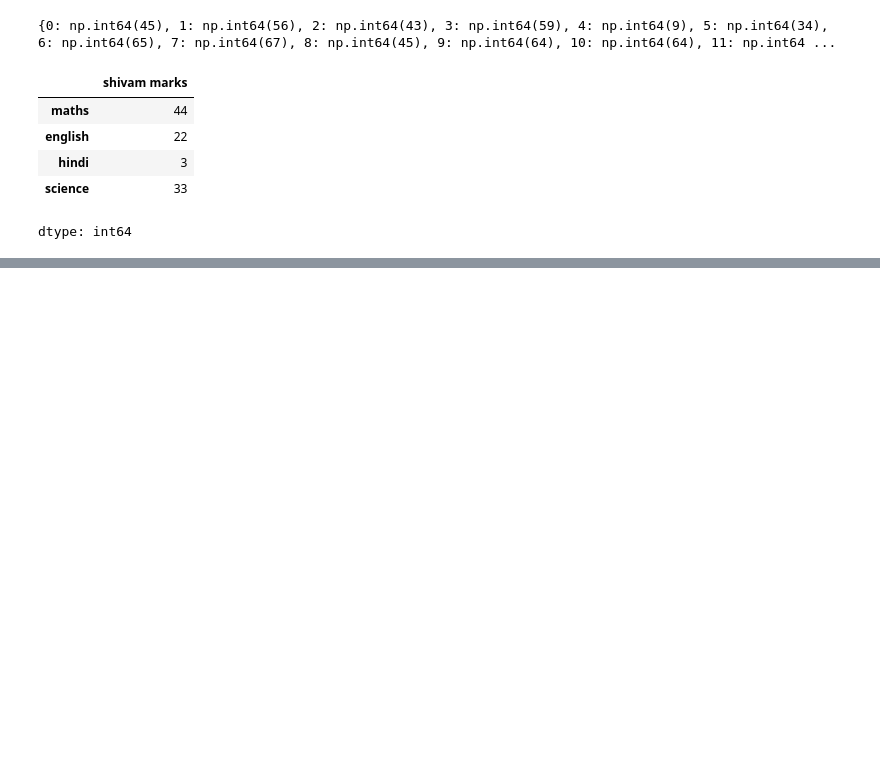
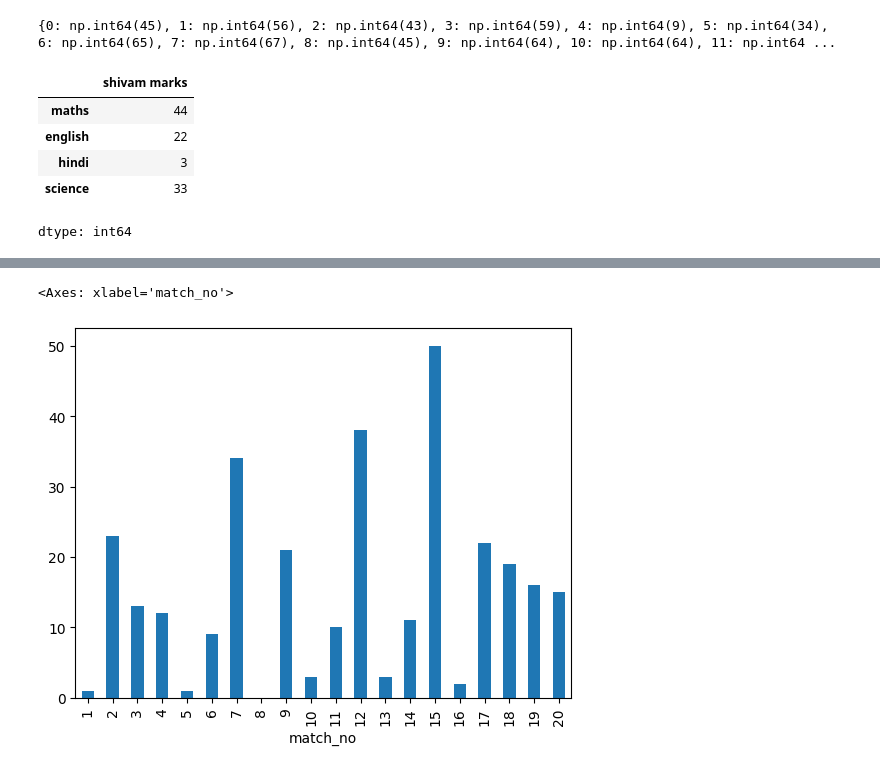
Before and after one commit to Hubert1234567890/python_data_science-, a Jupyter notebook: pandas/pandas_practice.ipynb, the cells around one changed output, grey strips where cells are left out. Drawn from its saved outputs; the diff is of its cells as text; code cells hidden in the pictures; blank space fills up the shorter version.

```diff
--- a/pandas/pandas_practice.ipynb
+++ b/pandas/pandas_practice.ipynb
@@ -313,0 +347,5 @@ dtype: int64
+# %%
+vk_runs.head(20).plot(kind= 'bar')
+# %% [output]
+<Axes: xlabel='match_no'>
+[figure, added]
```
Also changed, not shown: parts of 9 cells of this notebook.
